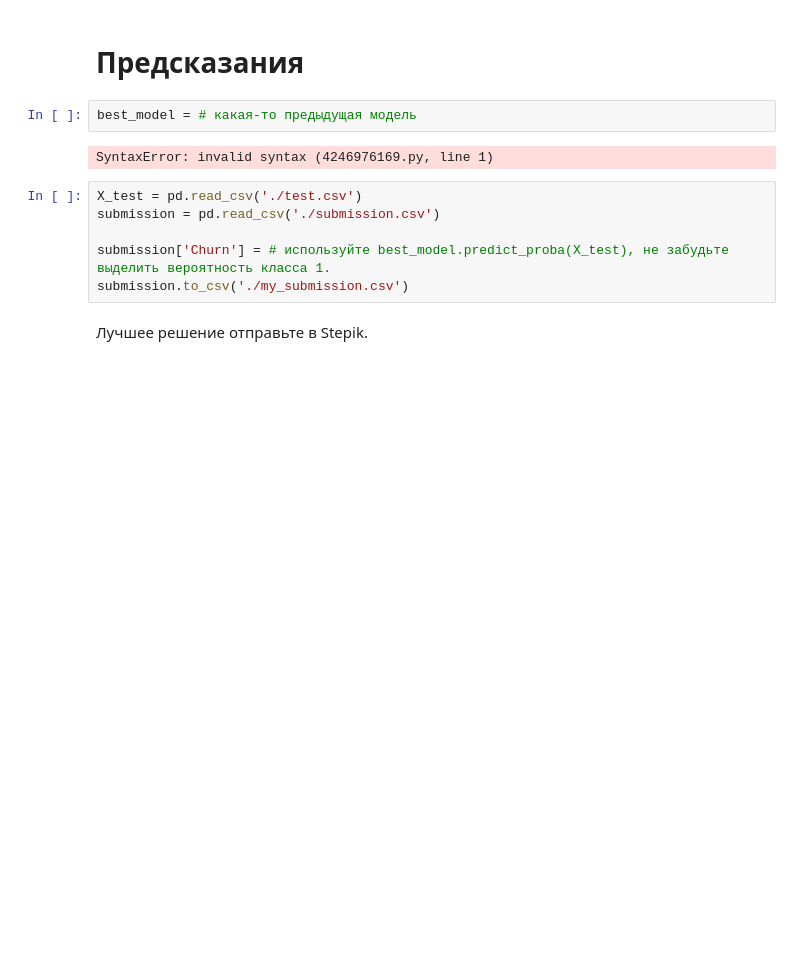
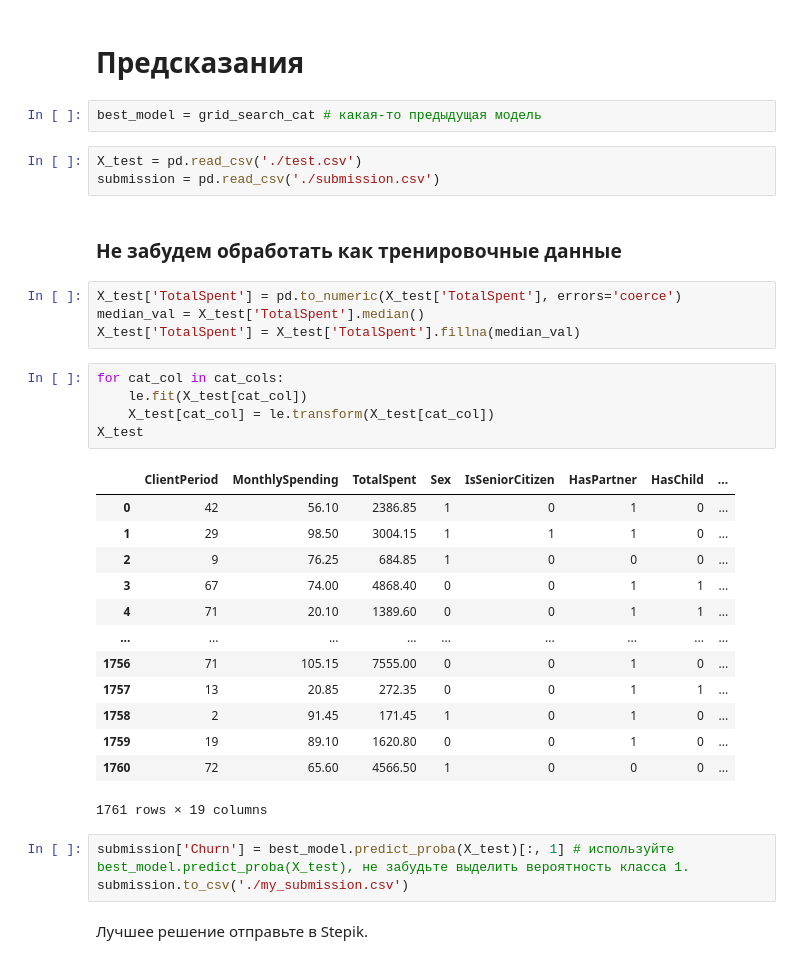
Before and after one commit to Libertman/dls, a Jupyter notebook: dls_part_1/notebooks/hw_3_kaggle.ipynb, the cells around one changed output. Cells and saved outputs as stored; diff of their text form; blank space fills up the shorter version.

```diff
--- a/dls_part_1/notebooks/hw_3_kaggle.ipynb
+++ b/dls_part_1/notebooks/hw_3_kaggle.ipynb
@@ -910,14 +960,37 @@ cat_cols
 # %% [markdown]
 # Предсказания
 # %%
-best_model = # какая-то предыдущая модель
+best_model = grid_search_cat # какая-то предыдущая модель
-# %% [output]
-SyntaxError: invalid syntax (4246976169.py, line 1)
+# %%
+X_test = pd.read_csv('./test.csv')
+submission = pd.read_csv('./submission.csv')
+# %% [markdown]
+### **Не забудем обработать как тренировочные данные**
+# %%
+X_test['TotalSpent'] = pd.to_numeric(X_test['TotalSpent'], errors='coerce')
+median_val = X_test['TotalSpent'].median()
+X_test['TotalSpent'] = X_test['TotalSpent'].fillna(median_val)
+# %%
+for cat_col in cat_cols:
+    le.fit(X_test[cat_col])
+    X_test[cat_col] = le.transform(X_test[cat_col])
+X_test
+# %% [output]
+|  | ClientPeriod | MonthlySpending | TotalSpent | Sex | IsSeniorCitizen | HasPartner | HasChild | ... |
+| 0 | 42 | 56.10 | 2386.85 | 1 | 0 | 1 | 0 | ... |
+| 1 | 29 | 98.50 | 3004.15 | 1 | 1 | 1 | 0 | ... |
+| 2 | 9 | 76.25 | 684.85 | 1 | 0 | 0 | 0 | ... |
+| 3 | 67 | 74.00 | 4868.40 | 0 | 0 | 1 | 1 | ... |
+| 4 | 71 | 20.10 | 1389.60 | 0 | 0 | 1 | 1 | ... |
+| ... | ... | ... | ... | ... | ... | ... | ... | ... |
+| 1756 | 71 | 105.15 | 7555.00 | 0 | 0 | 1 | 0 | ... |
+| 1757 | 13 | 20.85 | 272.35 | 0 | 0 | 1 | 1 | ... |
+| 1758 | 2 | 91.45 | 171.45 | 1 | 0 | 1 | 0 | ... |
+| 1759 | 19 | 89.10 | 1620.80 | 0 | 0 | 1 | 0 | ... |
+| 1760 | 72 | 65.60 | 4566.50 | 1 | 0 | 0 | 0 | ... |
+1761 rows × 19 columns
 # %%
-X_test = pd.read_csv('./test.csv')
-submission = pd.read_csv('./submission.csv')
-
-submission['Churn'] = # используйте best_model.predict_proba(X_test), не забудьте выделить вероятность класса 1.
+submission['Churn'] = best_model.predict_proba(X_test)[:, 1] # используйте best_model.predict_proba(X_test), не забудьте выделить вероятность класса 1.
 submission.to_csv('./my_submission.csv')
 # %% [markdown]
 Лучшее решение отправьте в Stepik.
```
Also changed, not shown: parts of 20 cells of this notebook, 1 other file.
